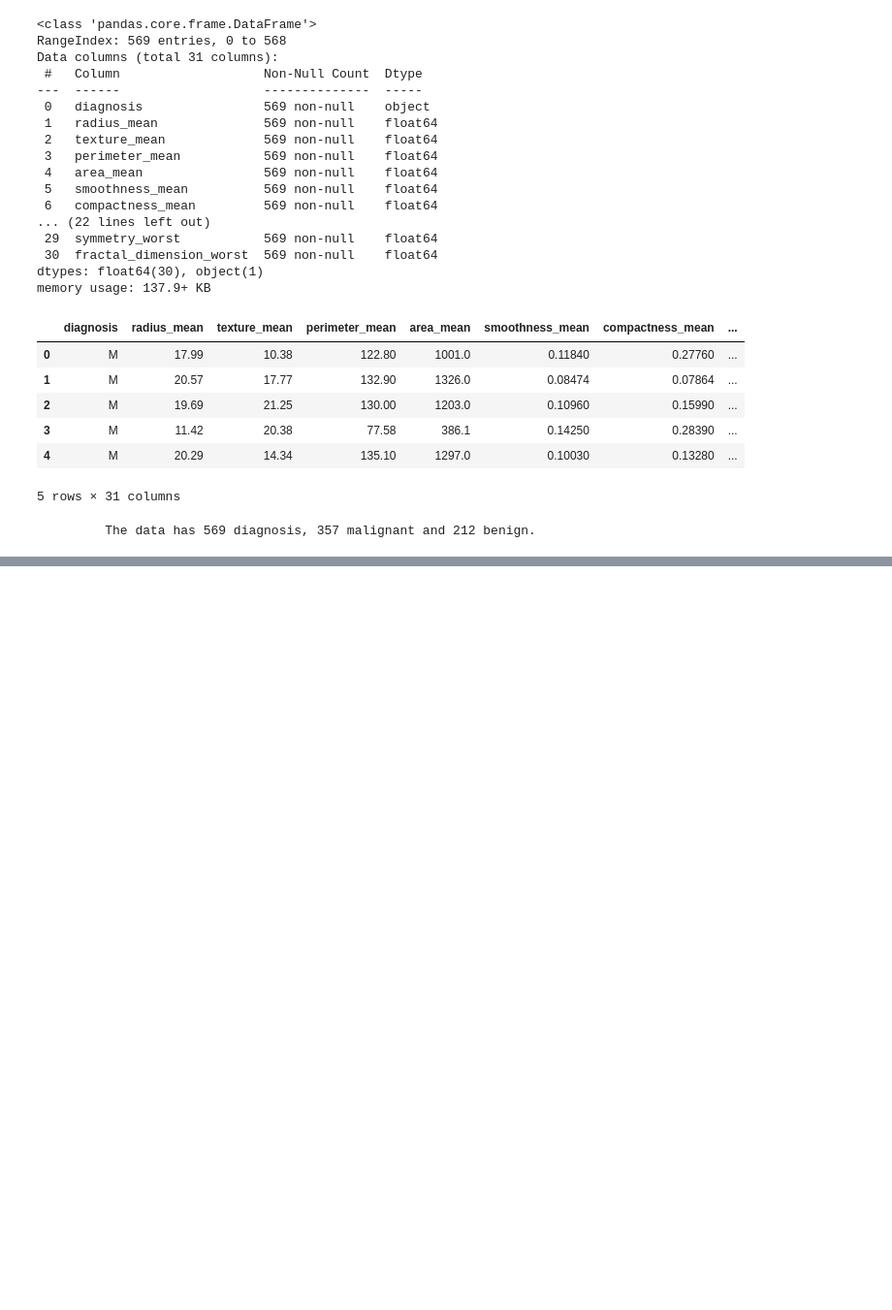
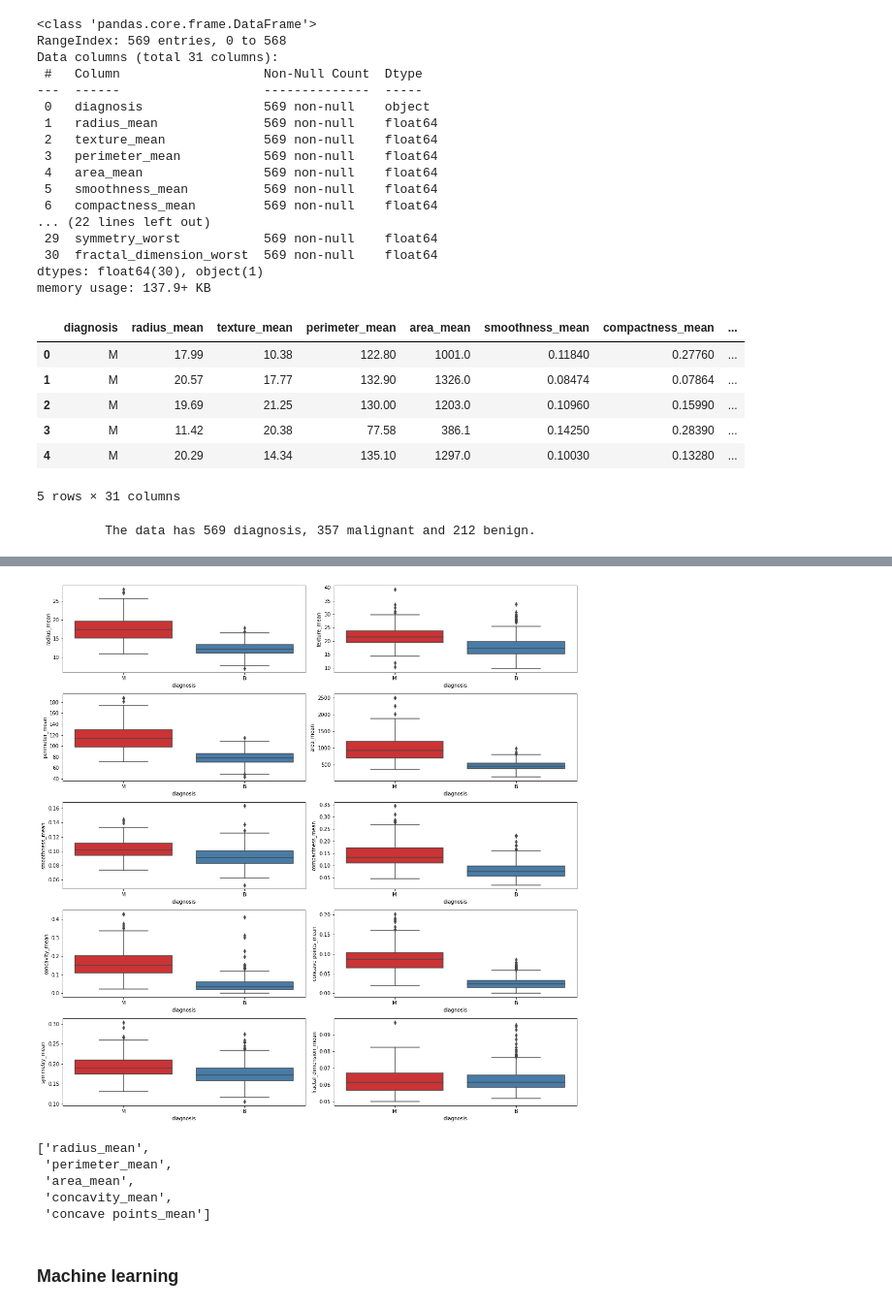
Before and after one commit to Biomedical-Data-Acquisition-and-Mining/homework_0429-chaoneng, a Jupyter notebook: Homework0429.ipynb, the cells around one changed output, grey strips where cells are left out. Shown at 97% size. Saved outputs shown, nothing was run; the diff lists cells and outputs as text; code cells hidden in the pictures; blank space fills up the shorter version.

```diff
--- a/Homework0429.ipynb
+++ b/Homework0429.ipynb
@@ -156,0 +191,24 @@ print("\n \t The data has {} diagnosis, {} malignant and {} benign.".format(diag
+# %%
+plt.figure(figsize=(15,15))
+for i, feature in enumerate(features_mean):
+    rows = int(len(features_mean)/2)
+
+    plt.subplot(rows, 2, i+1)
+
+    sns.boxplot(x='diagnosis', y=feature, data=data, palette="Set1")
+
+plt.tight_layout()
+plt.show()
+# %% [output]
+[figure, added]
+# %%
+features_selection = ['radius_mean', 'perimeter_mean', 'area_mean', 'concavity_mean', 'concave points_mean']
+features_selection
+# %% [output]
+['radius_mean',
+ 'perimeter_mean',
+ 'area_mean',
+ 'concavity_mean',
+ 'concave points_mean']
+# %% [markdown]
+### Machine learning
```
Also changed, not shown: parts of 13 cells of this notebook.
